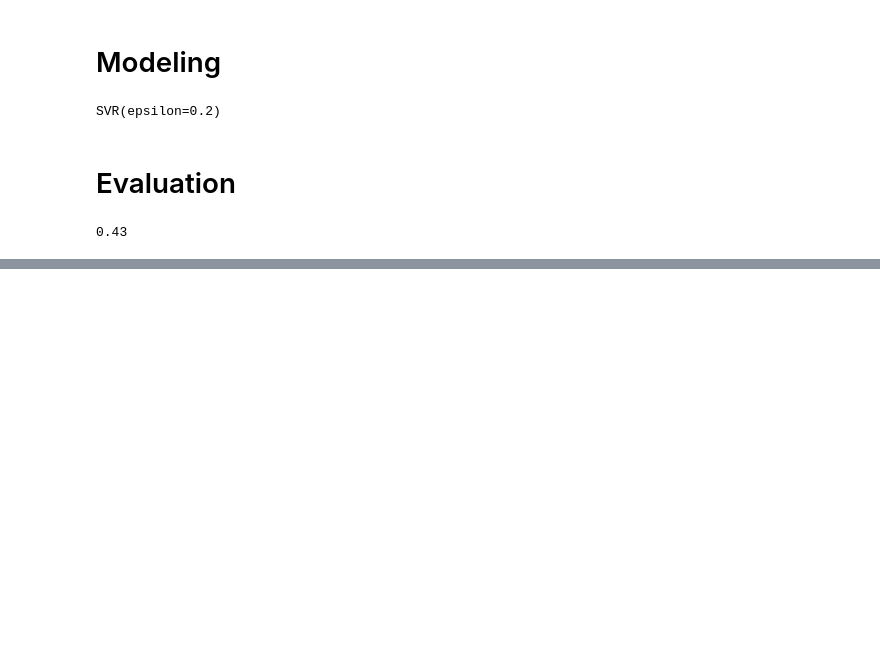
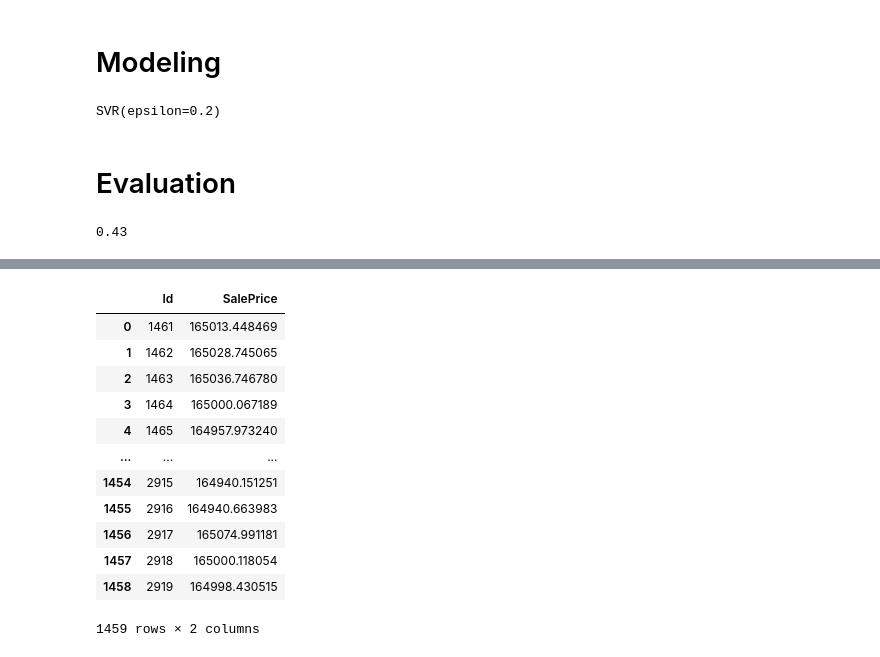
Before and after one commit to cuongmvn/data_science_in_production, a Jupyter notebook: notebooks/house-prices-v2.ipynb, the cells around one changed output, grey strips where cells are left out. Drawn from its saved outputs; the diff is of its cells as text; code cells hidden in the pictures; blank space fills up the shorter version.

```diff
--- a/notebooks/house-prices-v2.ipynb
+++ b/notebooks/house-prices-v2.ipynb
@@ -338,0 +385,16 @@ compute_rmsle(y_test, y_pred)
+# %%
+pd.read_csv(DATA_DIR / 'submission.csv')
+# %% [output]
+|  | Id | SalePrice |
+| 0 | 1461 | 165013.448469 |
+| 1 | 1462 | 165028.745065 |
+| 2 | 1463 | 165036.746780 |
+| 3 | 1464 | 165000.067189 |
+| 4 | 1465 | 164957.973240 |
+| ... | ... | ... |
+| 1454 | 2915 | 164940.151251 |
+| 1455 | 2916 | 164940.663983 |
+| 1456 | 2917 | 165074.991181 |
+| 1457 | 2918 | 165000.118054 |
+| 1458 | 2919 | 164998.430515 |
+1459 rows × 2 columns
```
Also changed, not shown: parts of 9 cells of this notebook, 5 other files.
